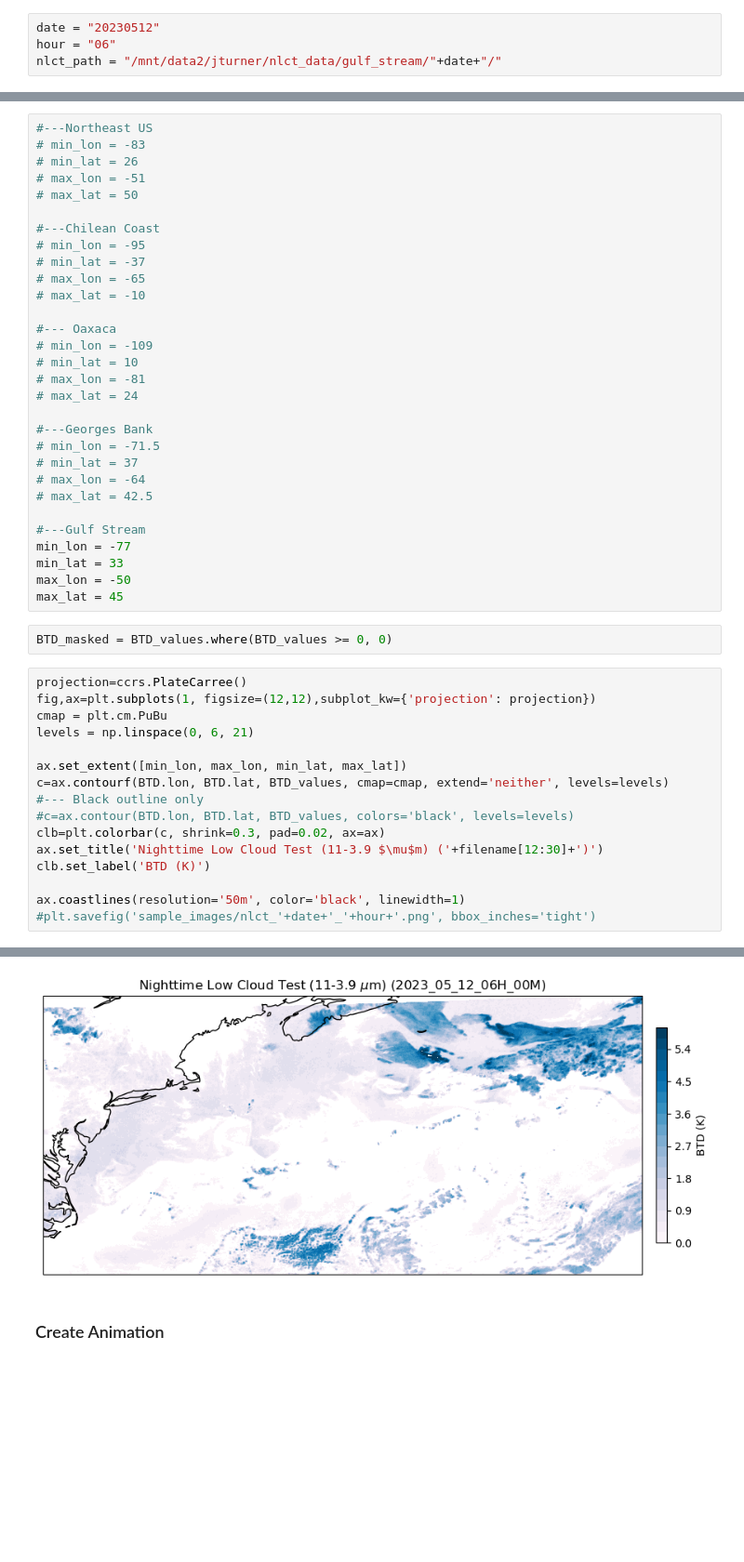
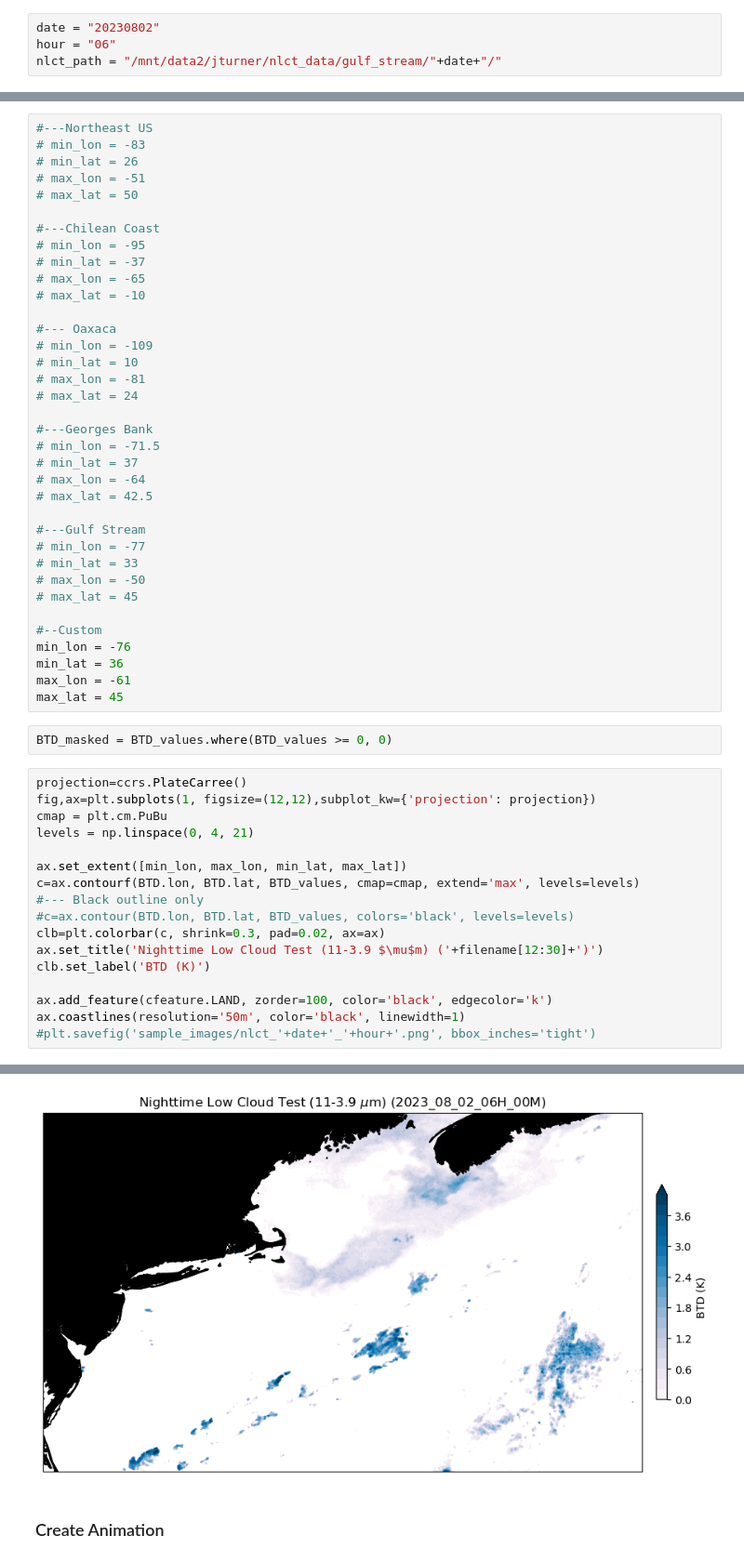
Before and after one commit to jesseturner/FalseLowClouds, a Jupyter notebook: Nighttime_Low_Cloud_Test/View_NLCT.ipynb, the cells around one changed output, grey strips where cells are left out. Shown at 93% size. Saved outputs shown, nothing was run; the diff lists cells and outputs as text; blank space fills up the shorter version.

```diff
--- a/Nighttime_Low_Cloud_Test/View_NLCT.ipynb
+++ b/Nighttime_Low_Cloud_Test/View_NLCT.ipynb
@@ -9,7 +9,7 @@ import os
 import io
 import imageio
 # %%
-date = "20230512"
+date = "20230802"
 hour = "06"
 nlct_path = "/mnt/data2/jturner/nlct_data/gulf_stream/"+date+"/"
 # %% [markdown]
@@ -58,9 +58,15 @@ Coordinates:
 # max_lat = 42.5
 
 #---Gulf Stream
-min_lon = -77
-min_lat = 33
-max_lon = -50
+# min_lon = -77
+# min_lat = 33
+# max_lon = -50
+# max_lat = 45
+
+#--Custom
+min_lon = -76
+min_lat = 36
+max_lon = -61
 max_lat = 45
 # %%
 BTD_masked = BTD_values.where(BTD_values >= 0, 0)
@@ -68,16 +74,17 @@ BTD_masked = BTD_values.where(BTD_values >= 0, 0)
 projection=ccrs.PlateCarree()
 fig,ax=plt.subplots(1, figsize=(12,12),subplot_kw={'projection': projection})
 cmap = plt.cm.PuBu
-levels = np.linspace(0, 6, 21)
+levels = np.linspace(0, 4, 21)
 
 ax.set_extent([min_lon, max_lon, min_lat, max_lat])
-c=ax.contourf(BTD.lon, BTD.lat, BTD_values, cmap=cmap, extend='neither', levels=levels)
+c=ax.contourf(BTD.lon, BTD.lat, BTD_values, cmap=cmap, extend='max', levels=levels)
 #--- Black outline only
 #c=ax.contour(BTD.lon, BTD.lat, BTD_values, colors='black', levels=levels)
 clb=plt.colorbar(c, shrink=0.3, pad=0.02, ax=ax)
 ax.set_title('Nighttime Low Cloud Test (11-3.9 $\mu$m) ('+filename[12:30]+')')
 clb.set_label('BTD (K)')
 
+ax.add_feature(cfeature.LAND, zorder=100, color='black', edgecolor='k')
 ax.coastlines(resolution='50m', color='black', linewidth=1)
 #plt.savefig('sample_images/nlct_'+date+'_'+hour+'.png', bbox_inches='tight')
 # %% [output]
@@ -85,4 +91,4 @@ ax.coastlines(resolution='50m', color='black', linewidth=1)
-[figure, old version]
+[figure, new version]
 # %% [markdown]
 ### Create Animation
 # %%
```
Also changed, not shown: parts of 2 cells of this notebook, 3 other files.
